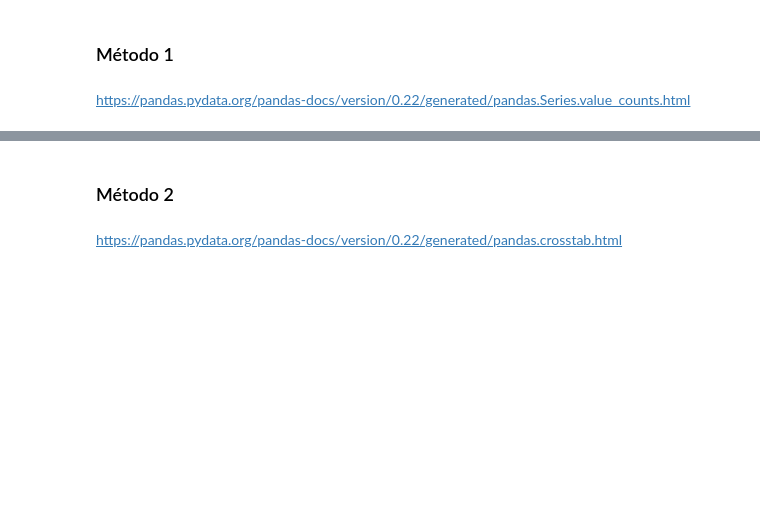
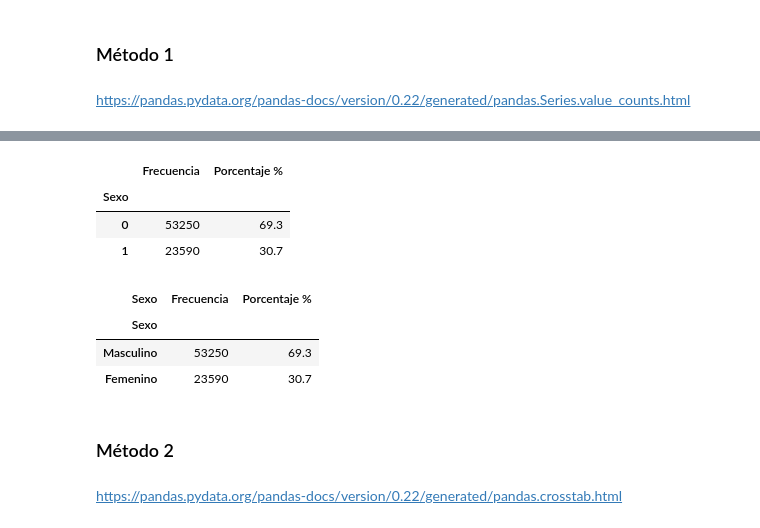
Before and after one commit to evs-11/Estadistica-Con-Python, a Jupyter notebook: Curso_de_Estadística_con_Python.ipynb, the cells around one changed output, grey strips where cells are left out. Cells and saved outputs as stored; diff of their text form; code cells hidden in the pictures; blank space fills up the shorter version.

```diff
--- a/Curso_de_Estadística_con_Python.ipynb
+++ b/Curso_de_Estadística_con_Python.ipynb
@@ -211,0 +249,5 @@ https://pandas.pydata.org/pandas-docs/version/0.22/generated/pandas.Series.value
+# %%
+# atribuimos lo anterior en una variable frecuencia sexo
+frecuencia_sexo = datos.Sexo.value_counts()
+# llamamos a la variable
+frecuencia_sexo
@@ -211,0 +260,5 @@ https://pandas.pydata.org/pandas-docs/version/0.22/generated/pandas.Series.value
+# %%
+# creamos nueva variable porcentaje
+porcentaje_sexo = datos.Sexo.value_counts(normalize=True).round(4)*100
+# para ver lo que está dentro
+porcentaje_sexo
@@ -211,0 +271,13 @@ https://pandas.pydata.org/pandas-docs/version/0.22/generated/pandas.Series.value
+# %%
+# para ver la tabla debemos crear otro DF con pandas,
+# con las columnas Frecuencia con la variable frecuencia_sexo y otra porcentaje % con la variable porcentaje_sexo
+# le atribuimos la tabla a una nueva variable dist_frec_cualitativa
+dist_frec_cualitativa = pd.DataFrame({'Frecuencia': frecuencia_sexo, 'Porcentaje %': porcentaje_sexo})
+# %%
+# llamamos a la vaiable
+dist_frec_cualitativa
+# %% [output]
+|  | Frecuencia | Porcentaje % |
+| Sexo |  |  |
+| 0 | 53250 | 69.3 |
+| 1 | 23590 | 30.7 |
@@ -212,3 +293,10 @@ https://pandas.pydata.org/pandas-docs/version/0.22/generated/pandas.Series.value
+# %%
+dist_frec_cualitativa
+# %% [output]
+| Sexo | Frecuencia | Porcentaje % |
+| Sexo |  |  |
+| Masculino | 53250 | 69.3 |
+| Femenino | 23590 | 30.7 |
 # %% [markdown]
 ### Método 2
 # %% [markdown]
```
Also changed, not shown: parts of 20 cells of this notebook.
